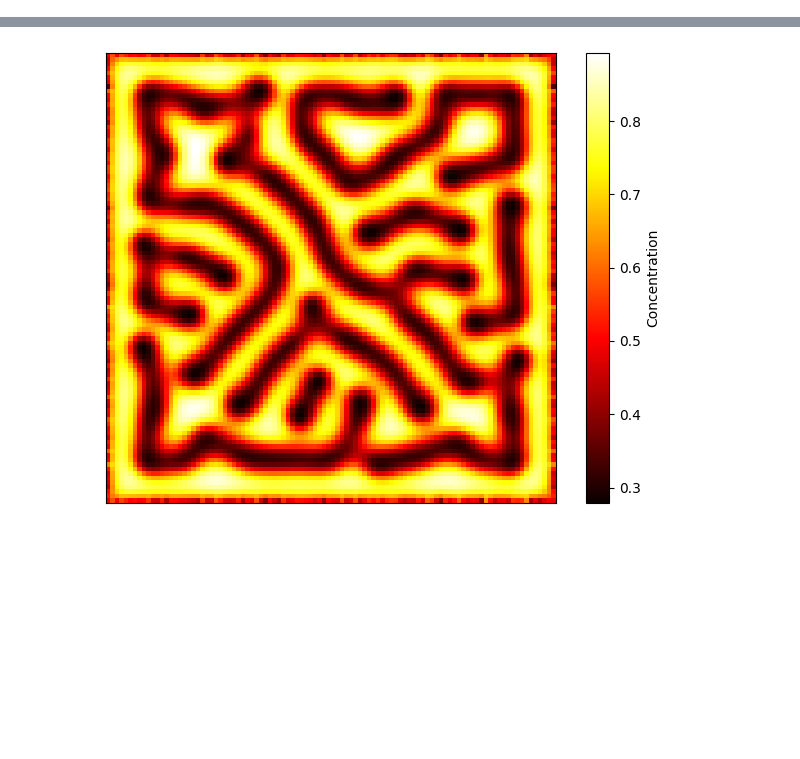
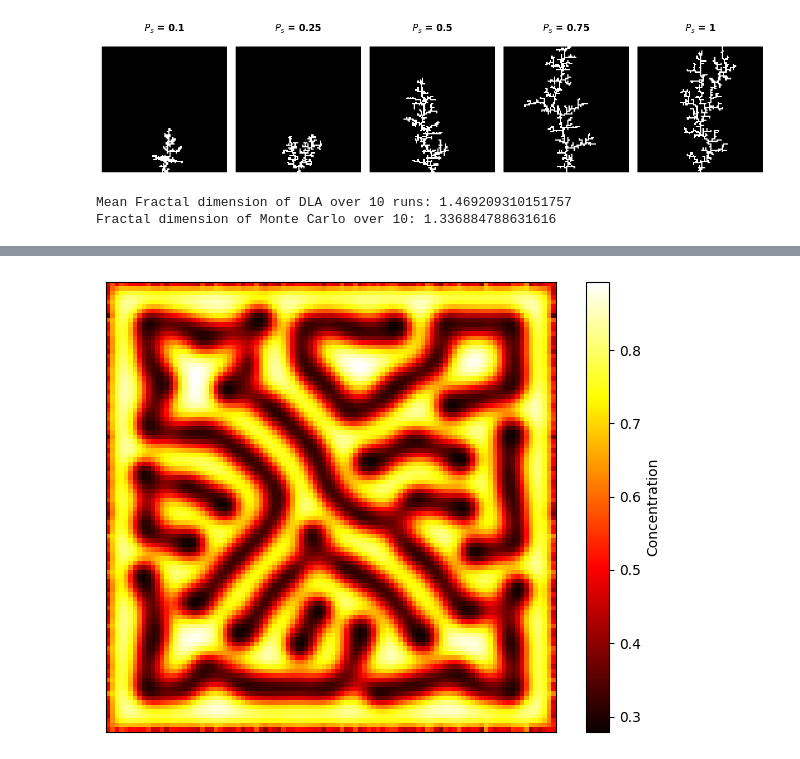
Before and after one commit to koenweverink/ScientificComputing, a Jupyter notebook: Set2.ipynb, the cells around one changed output, grey strips where cells are left out. Cells and saved outputs as stored; diff of their text form; code cells hidden in the pictures; blank space fills up the shorter version.

```diff
--- a/Set2.ipynb
+++ b/Set2.ipynb
@@ -257,0 +290,13 @@ domain = run_dla(size, seed_position, num_walkers)
+# %%
+# Parameters for the visualization
+fig, axes = plt.subplots(1, len(results), figsize=(12, 8))  # Adjust the figure size as needed
+
+for ax, domain, ps in zip(axes, results, stick_probs):
+    ax.imshow(domain, cmap='bone', interpolation='nearest')  # 'bone' colormap gives a nice contrast
+    ax.set_title(f'$P_s$ = {ps}')
+    ax.axis('off')  # Remove axis ticks and labels
+
+plt.tight_layout()
+plt.show()
+# %% [output]
+[figure, added]
@@ -257,0 +339,25 @@ domain = run_dla(size, seed_position, num_walkers)
+# %%
+n_runs = 10  # Number of runs to average over
+res1 = np.zeros(n_runs)  # To store the fractal dimensions for DLA
+res2 = np.zeros(n_runs)  # To store the fractal dimensions for Monte Carlo
+
+# Parameters for the box sizes
+sizes = np.geomspace(1, 128, num=10, dtype=int)
+
+for i in range(n_runs):
+    domain, _, _ = sim(domain, concentration, omega, iterations, eta, epsilon)
+    fd_v1 = fractal_dimension(domain, sizes)
+    res1[i] = fd_v1
+
+    domain_mc = monte_carlo(size, seed_position, num_walkers)
+    fd_v2 = fractal_dimension(domain_mc, sizes)
+    res2[i] = fd_v2
+
+mean_fd_dla = np.mean(res1)
+mean_fd_mc = np.mean(res2)
+
+print(f'Mean Fractal dimension of DLA over {n_runs} runs: {mean_fd_dla}')
+print(f'Fractal dimension of Monte Carlo over {n_runs}: {mean_fd_mc}')
+# %% [output]
+Mean Fractal dimension of DLA over 10 runs: 1.469209310151757
+Fractal dimension of Monte Carlo over 10: 1.336884788631616
```
Also changed, not shown: parts of 18 cells of this notebook.
